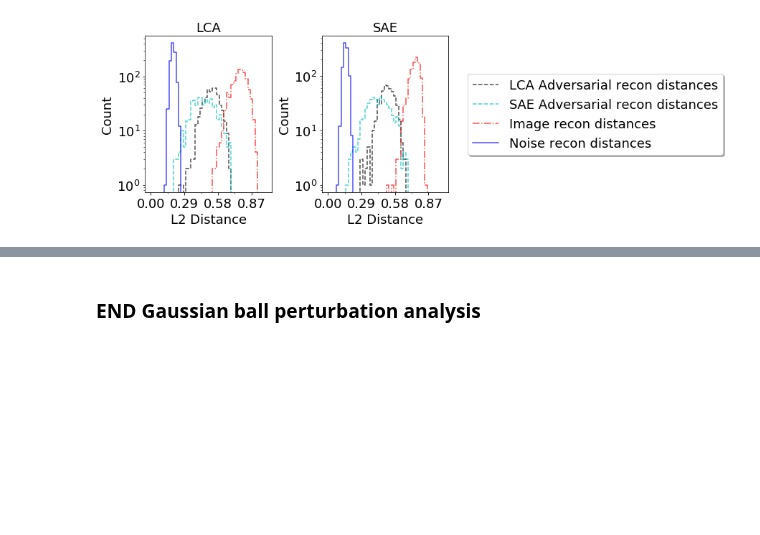
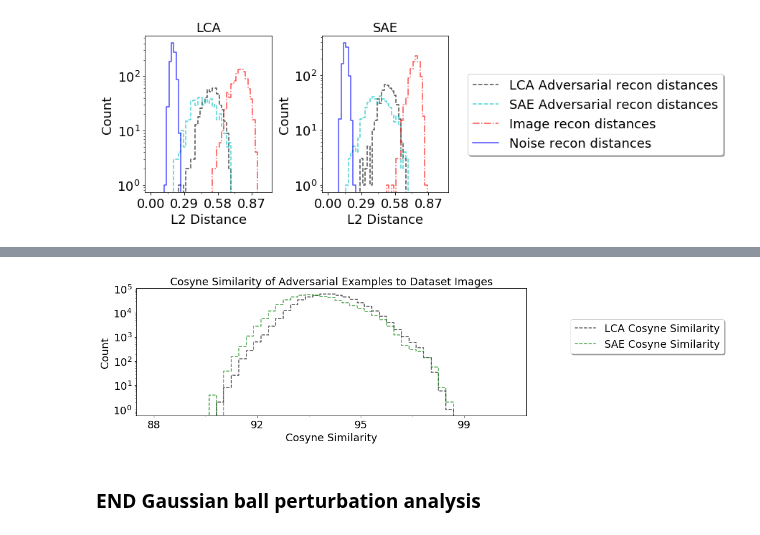
Before and after one commit to dpaiton/DeepSparseCoding, a Jupyter notebook: vis_iso_contours.ipynb, the cells around one changed output, grey strips where cells are left out. Cells and saved outputs as stored; diff of their text form; code cells hidden in the pictures; blank space fills up the shorter version.

```diff
--- a/vis_iso_contours.ipynb
+++ b/vis_iso_contours.ipynb
@@ -309,3 +365,37 @@ fig.savefig(sae_analyzer.analysis_out_dir+"/vis/network_noise_perturbation_hist.
+# %%
+num_bins = 50
+min_dist = np.min(lca_noise_cos+sae_noise_cos)-2
+max_dist = np.max(lca_noise_cos+sae_noise_cos)+2
+bins = np.linspace(min_dist, max_dist, num_bins)
+
+fig, ax = plt.subplots(1, figsize=(12,4))
+
+lca_dist_hist, bin_edges = np.histogram(lca_noise_cos, bins=bins)
+sae_dist_hist = np.histogram(sae_noise_cos, bins=bins)[0]
+
+bin_left, bin_right = bin_edges[:-1], bin_edges[1:]
+bin_centers = bin_left + (bin_right - bin_left)/2
+
+ax.plot(bin_left, lca_dist_hist, color='k', alpha=line_alpha, linestyle="--", drawstyle="steps-mid", label="LCA Cosyne Similarity")
+ax.plot(bin_left, sae_dist_hist, color='g', alpha=line_alpha, linestyle="--", drawstyle="steps-mid", label="SAE Cosyne Similarity")
+
+ax.set_xticks(bin_left[::14], minor=False)
+ax.set_xticks(bin_left[::7], minor=True)
+ax.xaxis.set_major_formatter(FormatStrFormatter("%0.0f"))
+ax.set_title("Cosyne Similarity of Adversarial Examples to Dataset Images", fontsize=fontsize)
+ax.set_yscale("log", nonposy='clip')
+ax.set_xlabel("Cosyne Similarity", fontsize=fontsize)
+ax.set_ylabel("Count", fontsize=fontsize)
+ax.tick_params("both", labelsize=fontsize)
+
+ax.legend(fontsize=fontsize, fancybox=True, shadow=True, bbox_to_anchor=(1.1, 0.8))
+
+plt.show()
+
+fig.savefig(lca_analyzer.analysis_out_dir+"/vis/adv_cosyne_distance.png")
+fig.savefig(sae_analyzer.analysis_out_dir+"/vis/adv_cosyne_distance.png")
+# %% [output]
+[figure, added]
 # %% [markdown]
 ### END Gaussian ball perturbation analysis
 # %%
```
Also changed, not shown: parts of 2 cells of this notebook, 28 other files.
